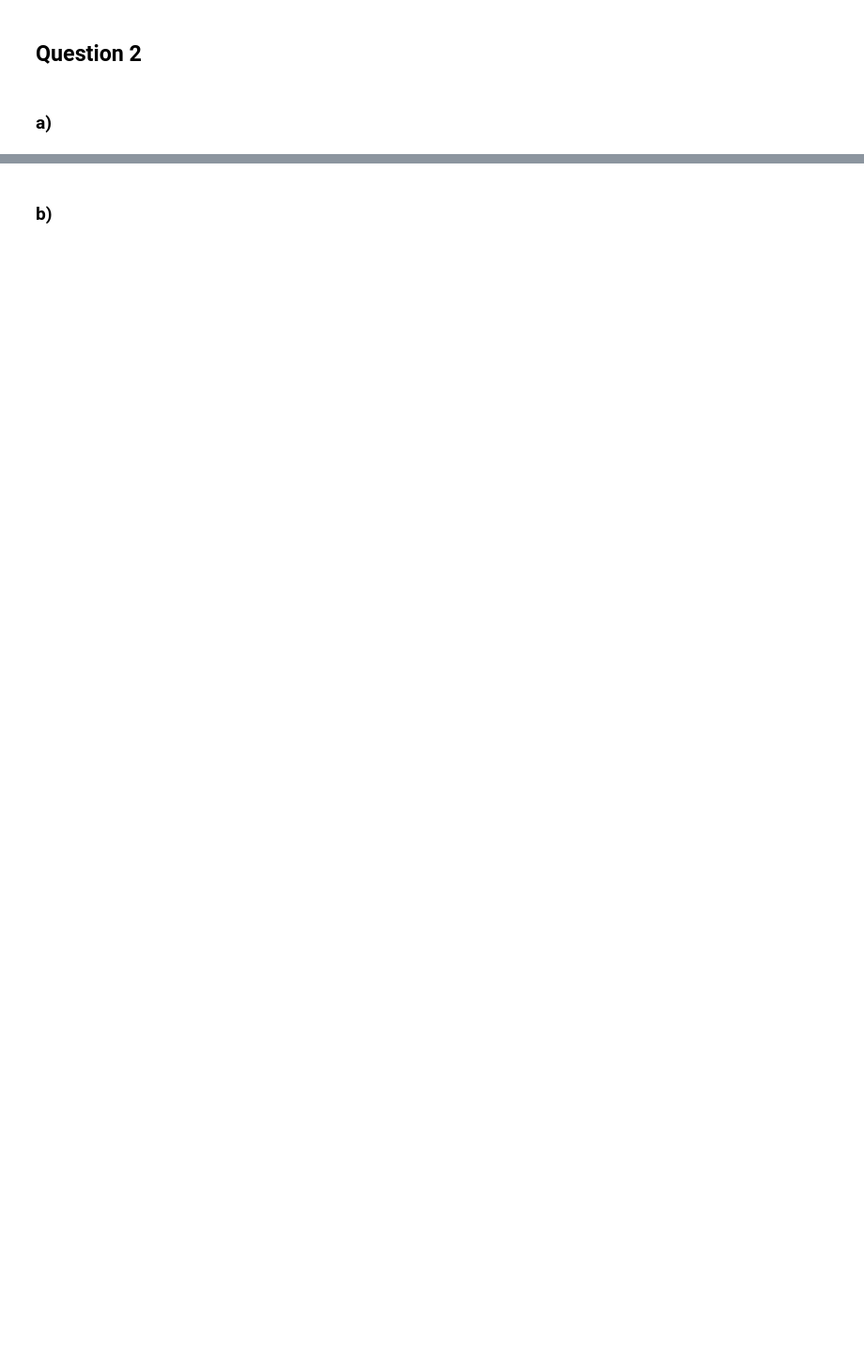
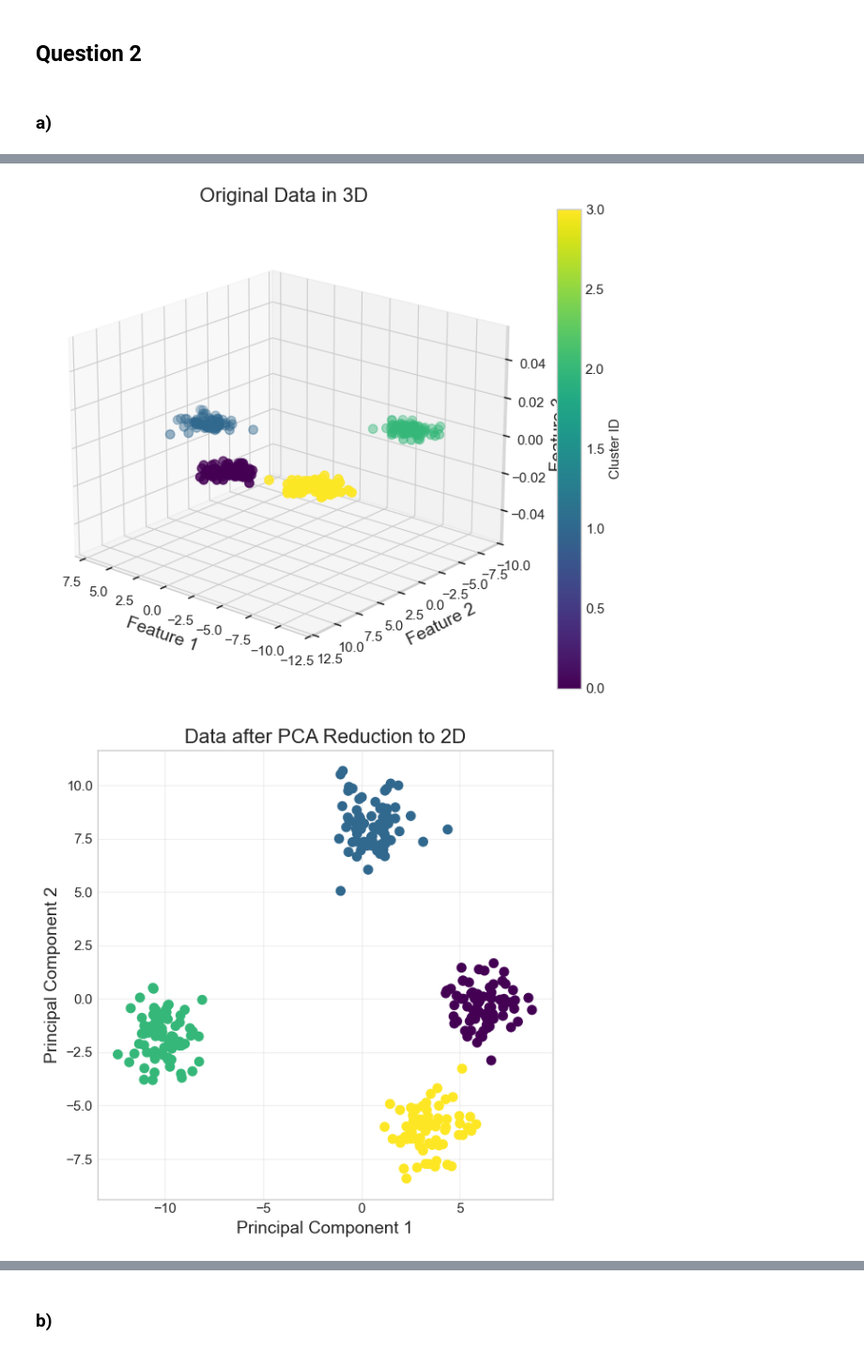
Before and after one commit to sepehrilami/phys7332_fa25, a Jupyter notebook: assignments/assignment03.ipynb, the cells around one changed output, grey strips where cells are left out. Shown at 94% size. Saved outputs shown, nothing was run; the diff lists cells and outputs as text; code cells hidden in the pictures; blank space fills up the shorter version.

```diff
--- a/assignments/assignment03.ipynb
+++ b/assignments/assignment03.ipynb
@@ -196,0 +239,53 @@ TypeError: minimize_blockmodel_dl() got an unexpected keyword argument 'degree_c
+# %%
+# build a pedagogically effective visualization of the concept of dimensionality reduction using PCA on a synthetic dataset
+# import necessary libraries
+from sklearn.decomposition import PCA
+from sklearn.datasets import make_blobs
+import matplotlib.pyplot as plt
+import numpy as np
+
+# Set a style for better aesthetics
+plt.style.use('seaborn-v0_8-whitegrid')
+sns.set_palette('viridis')
+# generate synthetic dataset in 3 dimensions
+X, y = make_blobs(n_samples=300, centers=4, cluster_std=1.0, n_features=2, random_state=42)
+# visualize original data in 3D
+fig = plt.figure(figsize=(8, 6))
+ax = fig.add_subplot(111, projection='3d')
+scatter = ax.scatter(X[:, 0], X[:, 1], c=y, cmap='viridis', s=50)
+ax.set_title('Original Data in 3D', fontsize=16)
+ax.set_xlabel('Feature 1', fontsize=14)
+ax.set_ylabel('Feature 2', fontsize=14)
+ax.set_zlabel('Feature 3', fontsize=14)
+ax.view_init(elev=20, azim=130) # Set a nice viewing angle
+fig.colorbar(scatter, ax=ax, label='Cluster ID')
+plt.tight_layout()
+plt.show()
+
+# apply PCA to reduce dimensionality from 3D to 2D
+pca = PCA(n_components=2)
+X_reduced = pca.fit_transform(X)
+# visualize reduced data in 2D
+plt.figure(figsize=(6, 6))
+plt.scatter(X_reduced[:, 0], X_reduced[:, 1], c=y, cmap='viridis', s=50)
+plt.title('Data after PCA Reduction to 2D', fontsize=16)
+plt.xlabel('Principal Component 1', fontsize=14)
+plt.ylabel('Principal Component 2', fontsize=14)
+plt.grid(True, alpha=0.3)
+plt.tight_layout()
+plt.show()
+# apply PCA to reduce dimensionality from 2D to 1D
+pca_1d = PCA(n_components=1)
+X_reduced_1d = pca_1d.fit_transform(X_reduced)
+# visualize reduced data in 1D
+plt.figure(figsize=(5, 5))
+plt.scatter(X_reduced_1d, np.zeros_like(X_reduced_1d), c=y, cmap='viridis', s=50)
+plt.title('Data after PCA Reduction to 1D', fontsize=16)
+plt.xlabel('Principal Component 1', fontsize=14)
+plt.yticks([])
+plt.grid(True, alpha=0.3)
+plt.tight_layout()
+plt.show()
+# %% [output]
+[figure, added]
+[figure, added]
```
Also changed, not shown: parts of 11 cells of this notebook.
